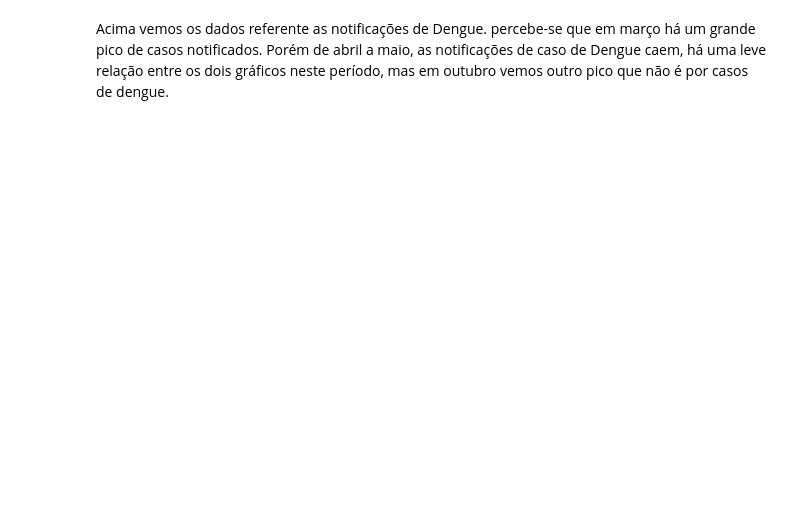
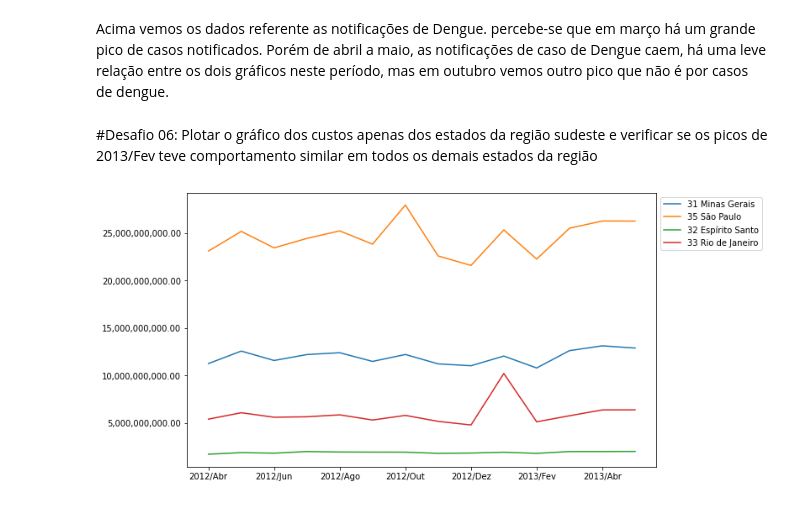
Before and after one commit to laugustovieira/BootCamp---Data-Science, a Jupyter notebook: Desafios_Modulo1_Aula3.ipynb, the cells around one changed output. Cells and saved outputs as stored; diff of their text form; code cells hidden in the pictures; blank space fills up the shorter version.

```diff
--- a/Desafios_Modulo1_Aula3.ipynb
+++ b/Desafios_Modulo1_Aula3.ipynb
@@ -142,2 +142,23 @@ ax.yaxis.set_major_formatter(ticker.StrMethodFormatter("{x:,.2f}"))
 # %% [markdown]
 Acima vemos os dados referente as notificações de Dengue. percebe-se que em março há um grande pico de casos notificados. Porém de abril a maio, as notificações de caso de Dengue caem, há uma leve relação entre os dois gráficos neste período, mas em outubro vemos outro pico que não é por casos de dengue.
+# %% [markdown]
+#Desafio 06: Plotar o gráfico dos custos apenas dos estados da região sudeste e verificar se os picos de 2013/Fev teve comportamento similar em todos os demais estados da região
+# %%
+usaveis = usaveis.drop("Regioes", axis=1)
+# %%
+selecionados = ["31 Minas Gerais", "35 São Paulo",
+                "32 Espírito Santo", "33 Rio de Janeiro"]
+
+usaveis = usaveis.loc[selecionados]
+colunas_selecionadas = usaveis.columns[56:70]
+
+usaveis2 = usaveis[colunas_selecionadas]
+ax = usaveis2.T.plot(figsize=(10,6))
+plt.legend(bbox_to_anchor=(1,1))
+ax.yaxis.set_major_formatter(ticker.StrMethodFormatter("{x:,.2f}"))
+
+#usaveis = usaveis[colunas_selecionadas]
+#usaveis =usaveis.groupby(by="Regioes").sum()
+#usaveis.T.plot(figsize=(10,6))
+# %% [output]
+[figure, added]
```
Also changed, not shown: parts of 8 cells of this notebook.
